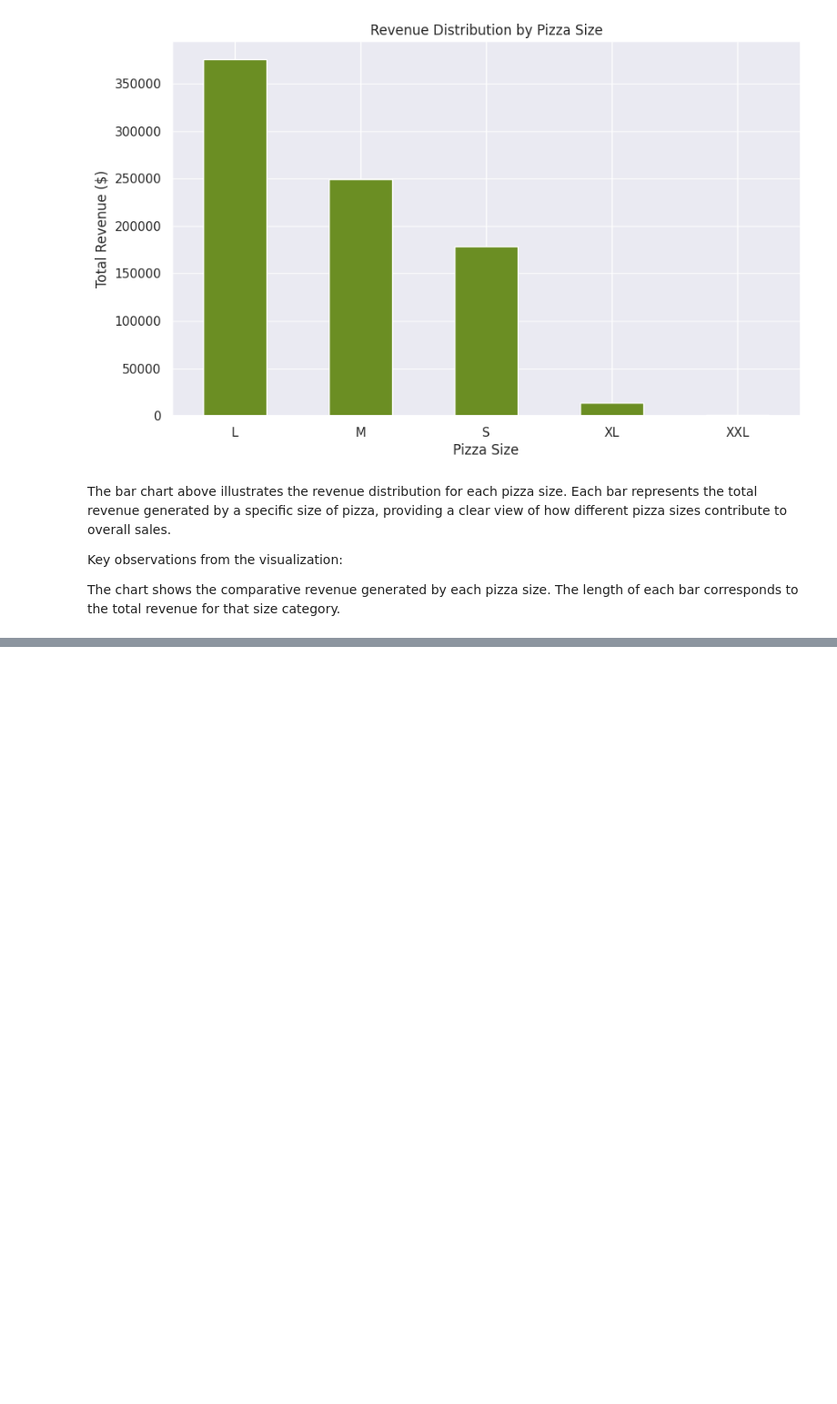
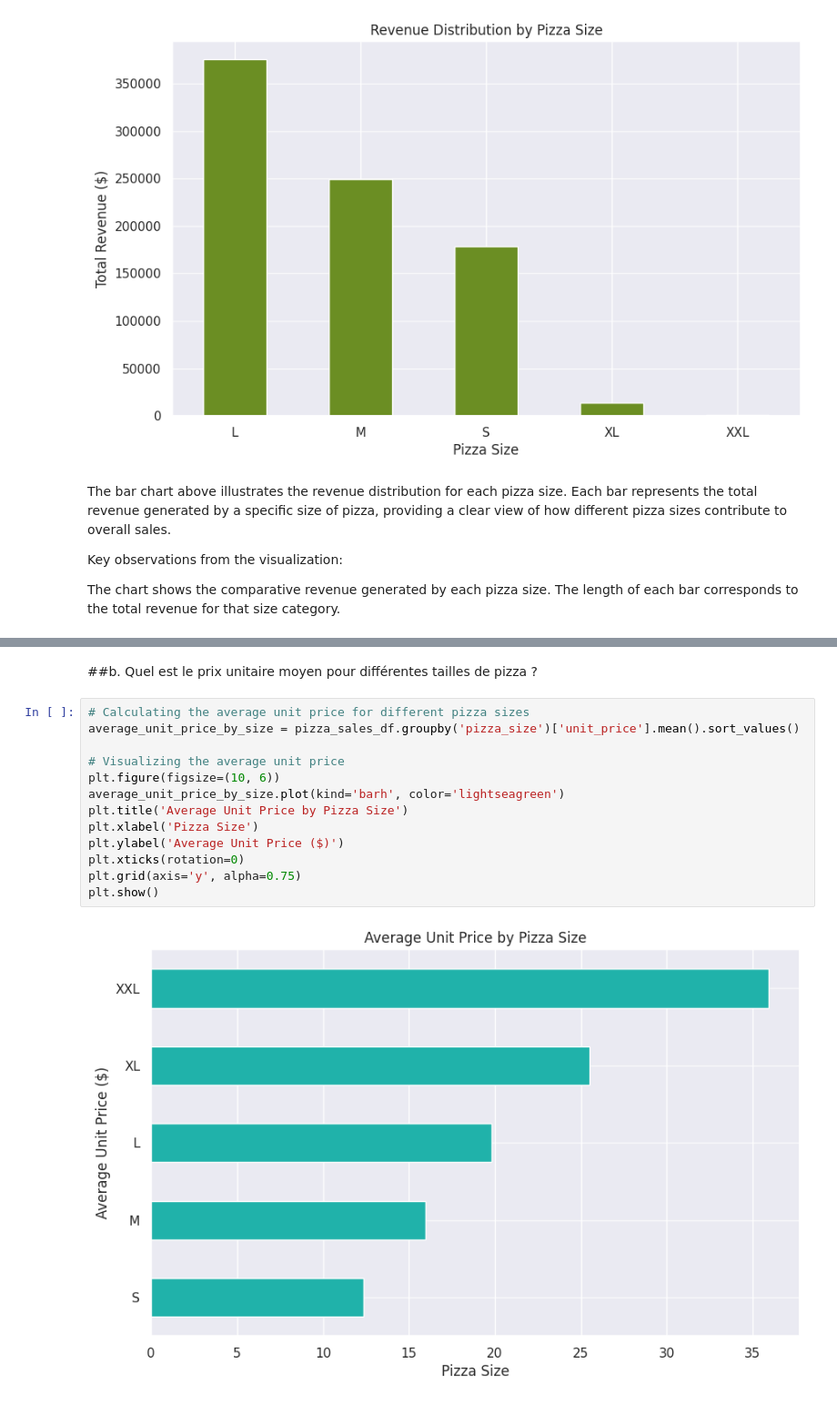
Before and after one commit to Enam88/Pizza-o-jo, a Jupyter notebook: pizza_eda.ipynb, the cells around one changed output, grey strips where cells are left out. Shown at 91% size. Cells and saved outputs as stored; diff of their text form; blank space fills up the shorter version.

```diff
--- a/pizza_eda.ipynb
+++ b/pizza_eda.ipynb
@@ -501,0 +638,17 @@ The length of each bar corresponds to the total revenue for that size category.
+# %% [markdown]
+##b. Quel est le prix unitaire moyen pour différentes tailles de pizza ?
+# %%
+# Calculating the average unit price for different pizza sizes
+average_unit_price_by_size = pizza_sales_df.groupby('pizza_size')['unit_price'].mean().sort_values()
+
+# Visualizing the average unit price
+plt.figure(figsize=(10, 6))
+average_unit_price_by_size.plot(kind='barh', color='lightseagreen')
+plt.title('Average Unit Price by Pizza Size')
+plt.xlabel('Pizza Size')
+plt.ylabel('Average Unit Price ($)')
+plt.xticks(rotation=0)
+plt.grid(axis='y', alpha=0.75)
+plt.show()
+# %% [output]
+[figure, added]
```
Also changed, not shown: parts of 30 cells of this notebook.
